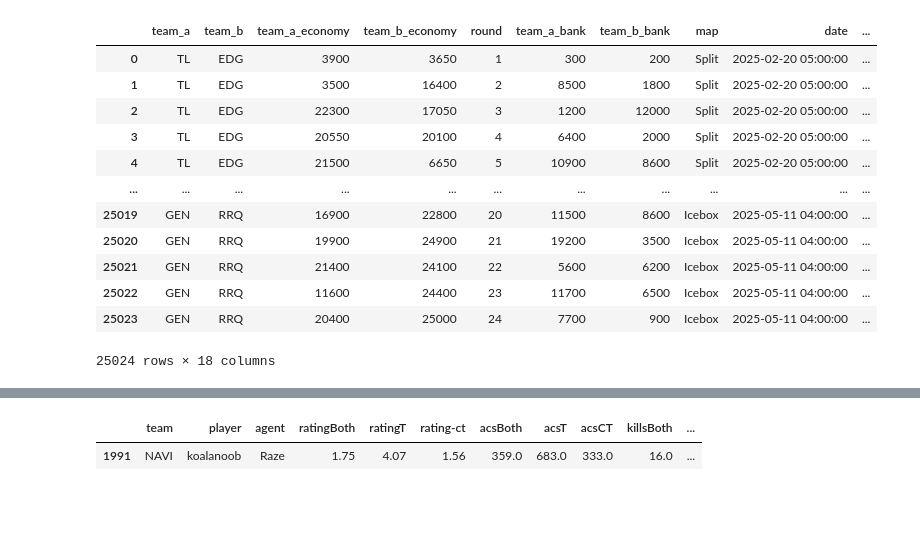
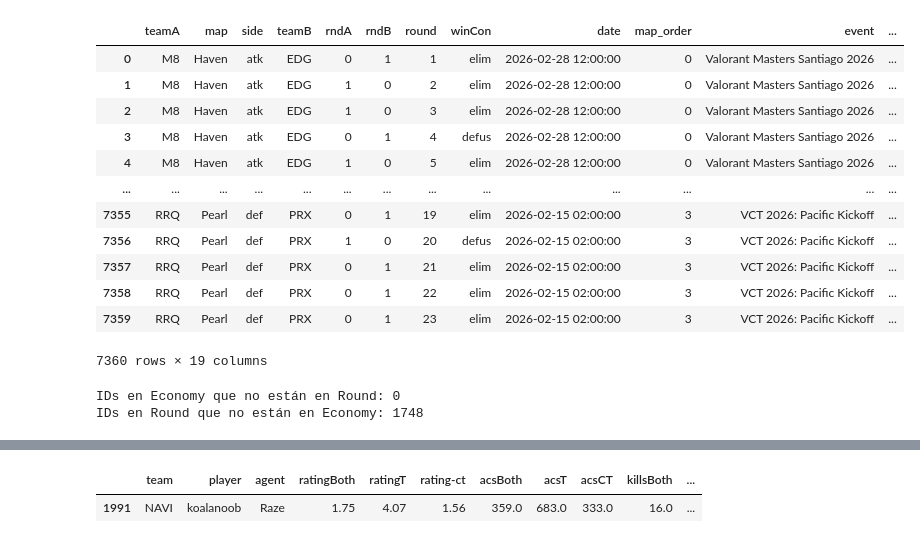
Before and after one commit to RkTcaster/vlr-scraper, a Jupyter notebook: csv_process.ipynb, the cells around one changed output, grey strips where cells are left out. Drawn from its saved outputs; the diff is of its cells as text; code cells hidden in the pictures; blank space fills up the shorter version.

```diff
--- a/csv_process.ipynb
+++ b/csv_process.ipynb
@@ -275,7 +277,13 @@ df_player_performance = pd.merge(df_player_performance, df_maps_id[["vlr_id-map"
 
 df_player_performance.to_csv(path_or_buf='tables/table_player_performance.csv',index=False,encoding='iso-8859-1')
 # %%
-#Team economy stats
+#Team economy stats Esto no esta igual que round stats, hay que depurar que paso
+def sort_teams(team_string):
+     split_teams= team_string.split("-",2)
+     map_info = split_teams[-1]
+     sorted_teams = sorted(split_teams[0:2],key=str.lower)
+     return "-".join(sorted_teams)+"-"+map_info
+
 
 df_team_economy = concat_csv_from_different_folders(folder="csv", prefix="team_economy")
 
@@ -293,12 +301,19 @@ df_team_economy["vlr_id-map"] = (
 
 df_team_economy = pd.merge(df_team_economy, df_maps_id[["vlr_id-map","map_id","series_id","reg_id","tour_id"]],how="left", left_on="vlr_id-map", right_on="vlr_id-map")
 
-df_team_economy["remove_duplicate"] = df_team_economy["map_id"]+"-"+df_team_economy["round"].astype(str)
+# df_team_economy["remove_duplicate"] = df_team_economy["map_id"]+"-"+df_team_economy["round"].astype(str)
 
-df_team_economy = df_team_economy.drop_duplicates(subset=["remove_duplicate"])
+# #df_test_economy = df_team_economy.copy()
 
-df_team_economy.drop("remove_duplicate",axis=1)
+# df_team_economy = df_team_economy.drop_duplicates(subset=["map_id","round"])
+
+#df_team_economy = df_team_economy.drop("remove_duplicate",axis=1)
+
+#df_team_economy["teams_sorted"] = df_team_economy["team_a"]+"-"+df_team_economy["team_b"]
 
 df_team_economy["team_map_round_id"] = df_team_economy["team_a"]+"-"+df_team_economy["team_b"]+"-"+df_team_economy["map_id"]+"-"+df_team_economy["round"].astype(str)
 
-df_team_economy.to_csv(path_or_buf='tables/table_team_economy.csv',index=False,encoding='iso-8859-1')
+df_team_economy["team_map_round_id"] = df_team_economy["team_map_round_id"].apply(sort_teams)
+
+
+#df_team_economy.to_csv(path_or_buf='tables/table_team_economy.csv',index=False,encoding='iso-8859-1')
@@ -358,15 +401,44 @@ df_round_concat["vlr_id-map"] = (
 
 df_round_concat = pd.merge(df_round_concat, df_maps_id[["vlr_id-map","map_id","series_id","reg_id","tour_id"]],how="left", left_on="vlr_id-map", right_on="vlr_id-map")
 
-df_round_concat["remove_duplicate"] = df_round_concat["map_id"]+"-"+df_round_concat["round"].astype(str)
+#df_round_concat["remove_duplicate"] = df_round_concat["map_id"]+"-"+df_round_concat["round"].astype(str)
 
-df_round_concat = df_round_concat.drop_duplicates(subset=["remove_duplicate"])
+#df_test_round = df_round_concat.copy()
 
-df_round_concat = df_round_concat.drop("remove_duplicate",axis=1)
+df_round_concat = df_round_concat.drop_duplicates(subset=["map_id","round"])
+
+#df_round_concat = df_round_concat.drop("remove_duplicate",axis=1)
 
 df_round_concat["team_map_round_id"] = (df_round_concat["teamA"]+"-"+df_round_concat["teamB"]+"-"+df_round_concat["map_id"]+"-"+df_round_concat["round"].astype(str))
 
+df_round_concat["team_map_round_id"] = df_round_concat["team_map_round_id"].apply(sort_teams)
+
 df_round_concat.to_csv(path_or_buf='tables/table_round_info.csv',index=False,encoding='iso-8859-1')
+# %%
+df_round_concat
+# %% [output]
+|  | teamA | map | side | teamB | rndA | rndB | round | winCon | date | map_order | event | ... |
+| 0 | M8 | Haven | atk | EDG | 0 | 1 | 1 | elim | 2026-02-28 12:00:00 | 0 | Valorant Masters Santiago 2026 | ... |
+| 1 | M8 | Haven | atk | EDG | 1 | 0 | 2 | elim | 2026-02-28 12:00:00 | 0 | Valorant Masters Santiago 2026 | ... |
+| 2 | M8 | Haven | atk | EDG | 1 | 0 | 3 | elim | 2026-02-28 12:00:00 | 0 | Valorant Masters Santiago 2026 | ... |
+| 3 | M8 | Haven | atk | EDG | 0 | 1 | 4 | defus | 2026-02-28 12:00:00 | 0 | Valorant Masters Santiago 2026 | ... |
+| 4 | M8 | Haven | atk | EDG | 1 | 0 | 5 | elim | 2026-02-28 12:00:00 | 0 | Valorant Masters Santiago 2026 | ... |
+| ... | ... | ... | ... | ... | ... | ... | ... | ... | ... | ... | ... | ... |
+| 7355 | RRQ | Pearl | def | PRX | 0 | 1 | 19 | elim | 2026-02-15 02:00:00 | 3 | VCT 2026: Pacific Kickoff | ... |
+| 7356 | RRQ | Pearl | def | PRX | 1 | 0 | 20 | defus | 2026-02-15 02:00:00 | 3 | VCT 2026: Pacific Kickoff | ... |
+| 7357 | RRQ | Pearl | def | PRX | 0 | 1 | 21 | elim | 2026-02-15 02:00:00 | 3 | VCT 2026: Pacific Kickoff | ... |
+| 7358 | RRQ | Pearl | def | PRX | 0 | 1 | 22 | elim | 2026-02-15 02:00:00 | 3 | VCT 2026: Pacific Kickoff | ... |
+| 7359 | RRQ | Pearl | def | PRX | 0 | 1 | 23 | elim | 2026-02-15 02:00:00 | 3 | VCT 2026: Pacific Kickoff | ... |
+7360 rows × 19 columns
+# %%
+set_economy = set(df_team_economy["team_map_round_id"])
+set_round = set(df_round_concat["team_map_round_id"])
+
+print(f"IDs en Economy que no están en Round: {len(set_economy - set_round)}")
+print(f"IDs en Round que no están en Economy: {len(set_round - set_economy)}")
+# %% [output]
+IDs en Economy que no están en Round: 0
+IDs en Round que no están en Economy: 1748
 # %%
 #draft (raro hay que revisar)
 #Creo que ya no lo uso mas
@@ -398,19 +470,3 @@ df_round_concat.to_csv(path_or_buf='tables/table_round_info.csv',index=False,enc
 # df_draft_concat_fix['decider'] = df_draft_concat_fix.apply(decider_pick,axis=1)
 
 # df_draft_concat_fix.to_csv(path_or_buf='tables/table_draft.csv',index=False,encoding='iso-8859-1')
-# %%
-df_team_economy
-# %% [output]
-|  | team_a | team_b | team_a_economy | team_b_economy | round | team_a_bank | team_b_bank | map | date | ... |
-| 0 | TL | EDG | 3900 | 3650 | 1 | 300 | 200 | Split | 2025-02-20 05:00:00 | ... |
-| 1 | TL | EDG | 3500 | 16400 | 2 | 8500 | 1800 | Split | 2025-02-20 05:00:00 | ... |
-| 2 | TL | EDG | 22300 | 17050 | 3 | 1200 | 12000 | Split | 2025-02-20 05:00:00 | ... |
-| 3 | TL | EDG | 20550 | 20100 | 4 | 6400 | 2000 | Split | 2025-02-20 05:00:00 | ... |
-| 4 | TL | EDG | 21500 | 6650 | 5 | 10900 | 8600 | Split | 2025-02-20 05:00:00 | ... |
-| ... | ... | ... | ... | ... | ... | ... | ... | ... | ... | ... |
-| 25019 | GEN | RRQ | 16900 | 22800 | 20 | 11500 | 8600 | Icebox | 2025-05-11 04:00:00 | ... |
-| 25020 | GEN | RRQ | 19900 | 24900 | 21 | 19200 | 3500 | Icebox | 2025-05-11 04:00:00 | ... |
-| 25021 | GEN | RRQ | 21400 | 24100 | 22 | 5600 | 6200 | Icebox | 2025-05-11 04:00:00 | ... |
-| 25022 | GEN | RRQ | 11600 | 24400 | 23 | 11700 | 6500 | Icebox | 2025-05-11 04:00:00 | ... |
-| 25023 | GEN | RRQ | 20400 | 25000 | 24 | 7700 | 900 | Icebox | 2025-05-11 04:00:00 | ... |
-25024 rows × 18 columns
```
Also changed, not shown: parts of 8 cells of this notebook, 1 other file.
